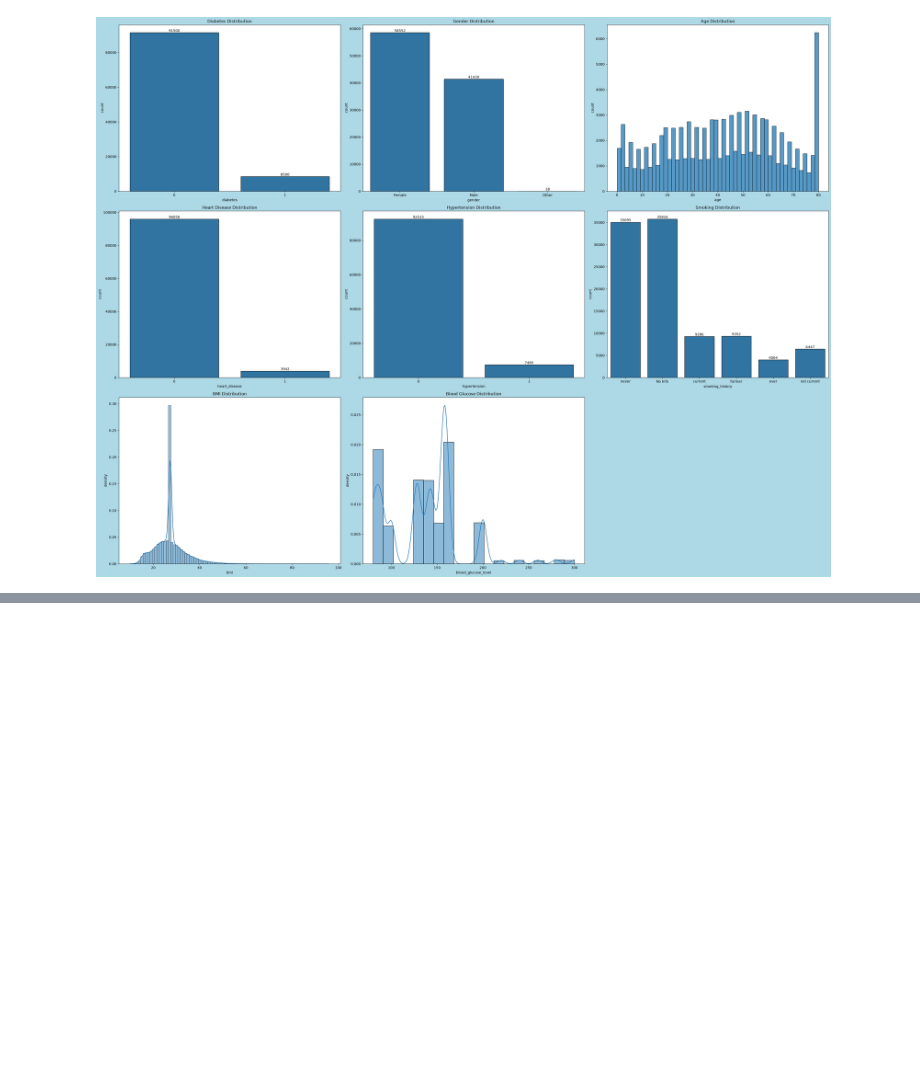
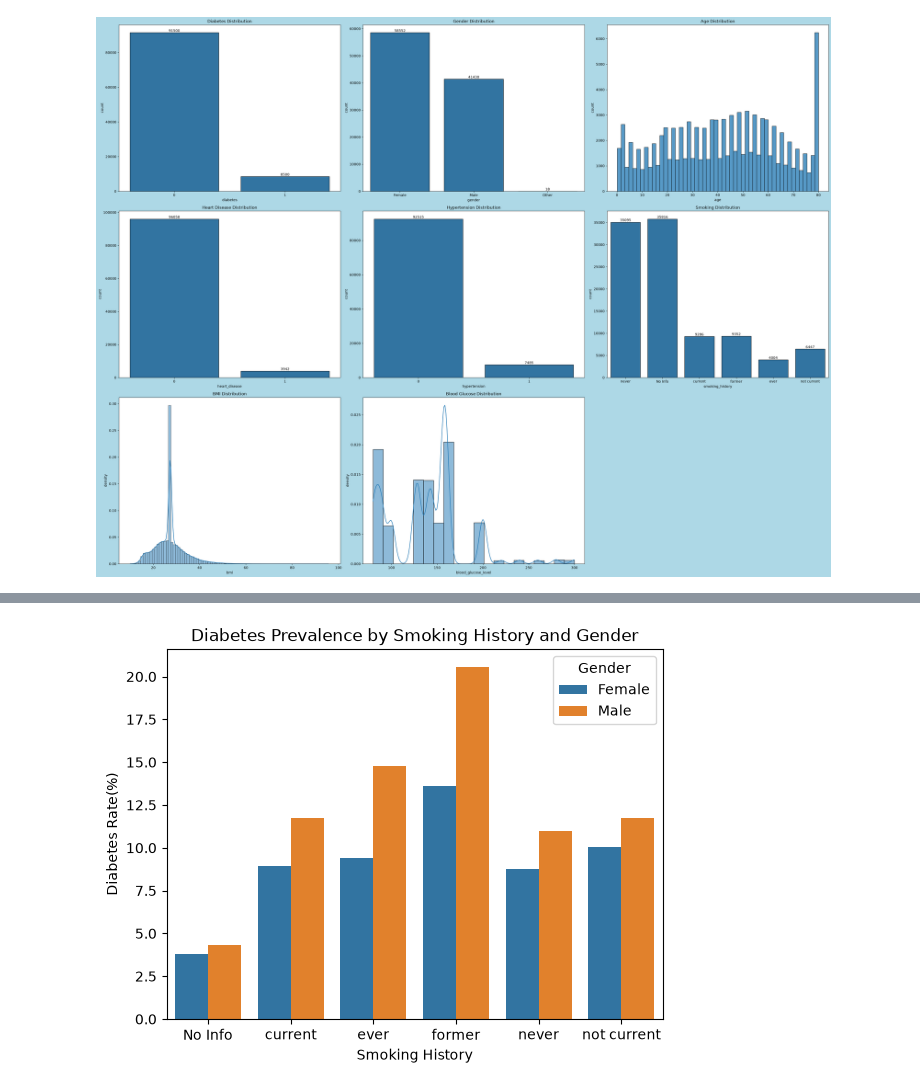
Before and after one commit to divneyrop/data-portfolio, a Jupyter notebook: notebooks/diabetes/eda.ipynb, the cells around one changed output, grey strips where cells are left out. Saved outputs shown, nothing was run; the diff lists cells and outputs as text; code cells hidden in the pictures; blank space fills up the shorter version.

```diff
--- a/notebooks/diabetes/eda.ipynb
+++ b/notebooks/diabetes/eda.ipynb
@@ -126,0 +174,16 @@ plt.show()
+# %%
+smoking_gender = (
+    df.groupby(["smoking_history", "gender"])["diabetes"]
+      .mean()
+      .reset_index()
+)
+smoking_gender["diabetes"] *= 100
+smoking_gender = smoking_gender[smoking_gender["gender"] != "Other"]
+sns.barplot(data=smoking_gender, x="smoking_history", y="diabetes", hue="gender")
+plt.title("Diabetes Prevalence by Smoking History and Gender")
+plt.xlabel("Smoking History")
+plt.ylabel("Diabetes Rate(%)")
+plt.legend(title="Gender")
+plt.show()
+# %% [output]
+[figure, added]
```
Also changed, not shown: parts of 7 cells of this notebook.
